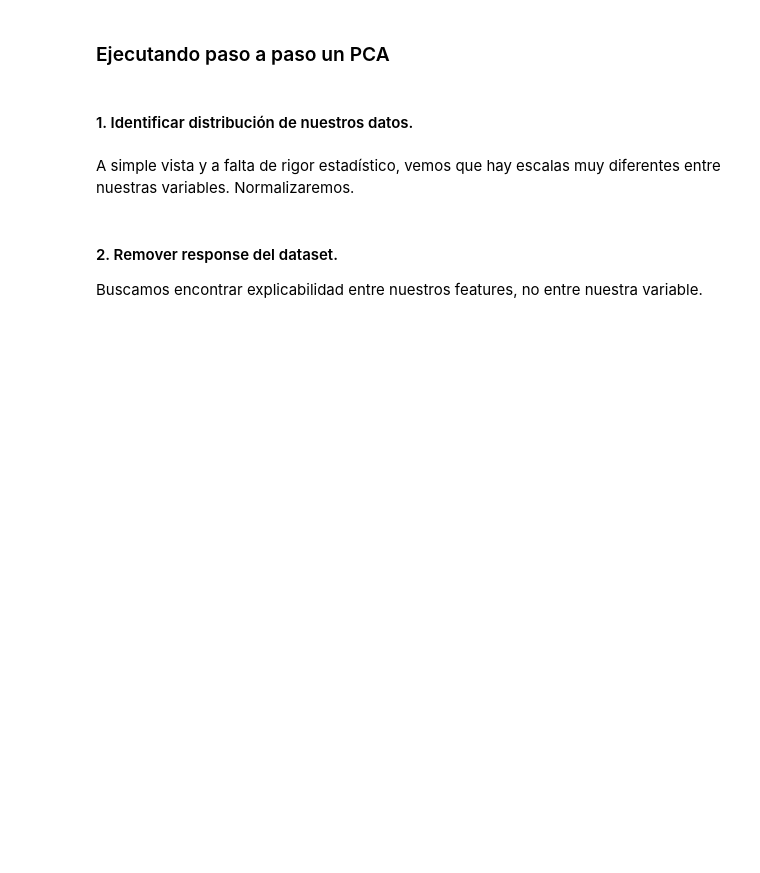
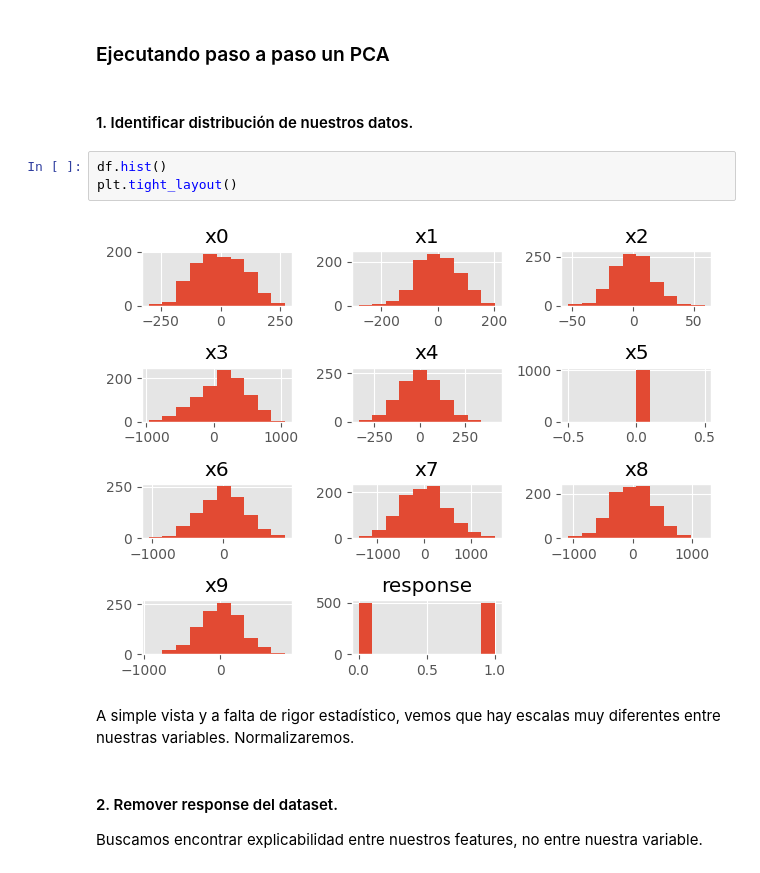
Before and after one commit to bielng/Data-Lab, a Jupyter notebook: clase_9,0_012026.ipynb, the cells around one changed output. Drawn from its saved outputs; the diff is of its cells as text; blank space fills up the shorter version.

```diff
--- a/clase_9,0_012026.ipynb
+++ b/clase_9,0_012026.ipynb
@@ -253,6 +256,11 @@ Para poder generar un PCA necesitamos:
 ### Ejecutando paso a paso un PCA
 # %% [markdown]
 #### 1. Identificar distribución de nuestros datos.
+# %%
+df.hist()
+plt.tight_layout()
+# %% [output]
+[figure, added]
 # %% [markdown]
 A simple vista y a falta de rigor estadístico, vemos que hay escalas muy diferentes entre nuestras variables. Normalizaremos.
 # %% [markdown]
```
Also changed, not shown: parts of 1 cell of this notebook, 5 other files.
